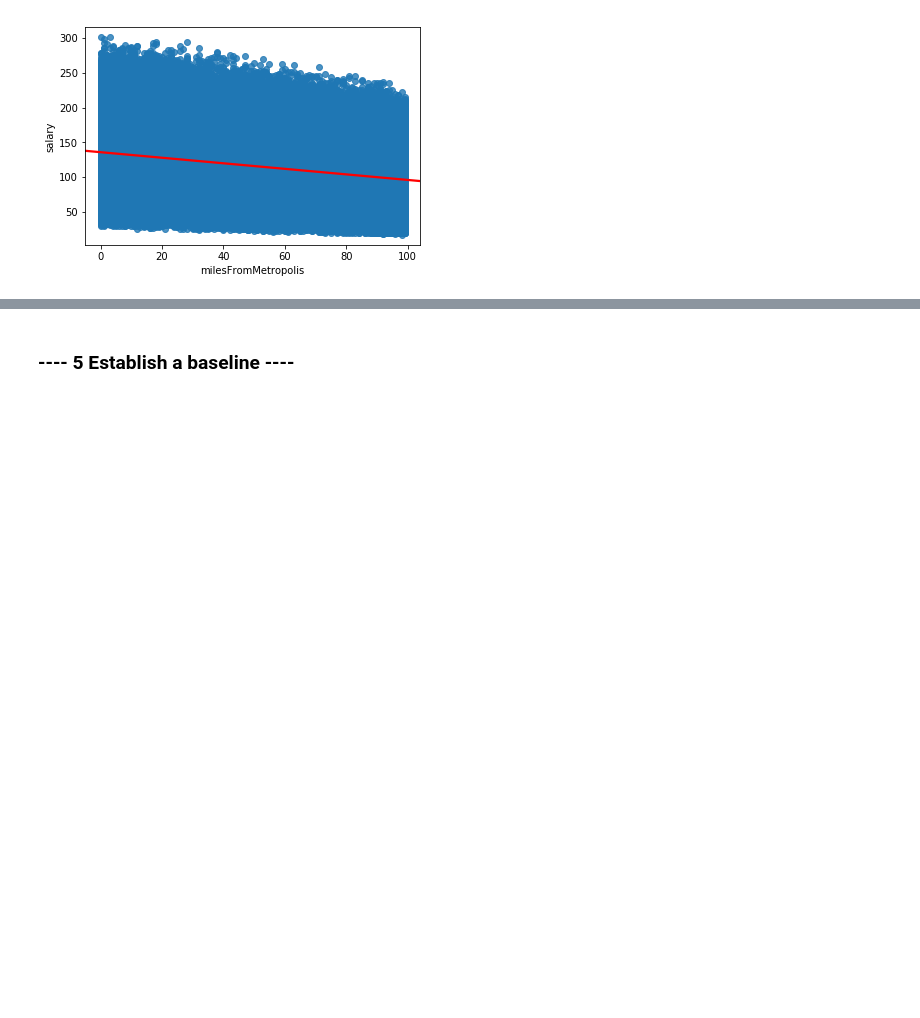
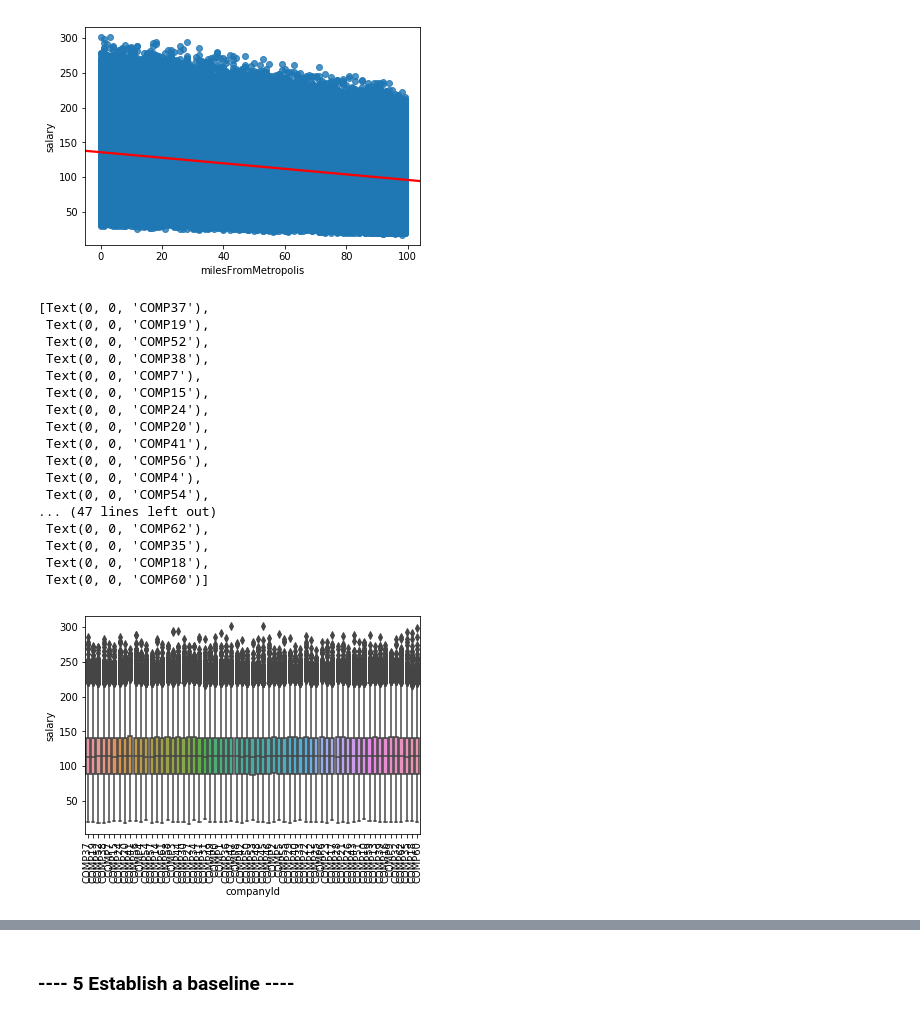
Before and after one commit to deejayrusso/Salary-Prediction-Portfolio, a Jupyter notebook: Salary Prediction Notebook.ipynb, the cells around one changed output, grey strips where cells are left out. Cells and saved outputs as stored; diff of their text form; code cells hidden in the pictures; blank space fills up the shorter version.

Commit message:
Boxplots for categorical data added

```diff
--- a/Salary Prediction Notebook.ipynb
+++ b/Salary Prediction Notebook.ipynb
@@ -287,0 +291,23 @@ sns.regplot(x = 'milesFromMetropolis', y = 'salary', data = train_data_merged, l
+# %%
+# View relationship between salary and company ID
+companySalary = sns.boxplot(x= 'companyId', y="salary", data=train_data_merged)
+companySalary.set_xticklabels(companySalary.get_xticklabels(), rotation=90)
+# %% [output]
+[Text(0, 0, 'COMP37'),
+ Text(0, 0, 'COMP19'),
+ Text(0, 0, 'COMP52'),
+ Text(0, 0, 'COMP38'),
+ Text(0, 0, 'COMP7'),
+ Text(0, 0, 'COMP15'),
+ Text(0, 0, 'COMP24'),
+ Text(0, 0, 'COMP20'),
+ Text(0, 0, 'COMP41'),
+ Text(0, 0, 'COMP56'),
+ Text(0, 0, 'COMP4'),
+ Text(0, 0, 'COMP54'),
+... (47 lines left out)
+ Text(0, 0, 'COMP62'),
+ Text(0, 0, 'COMP35'),
+ Text(0, 0, 'COMP18'),
+ Text(0, 0, 'COMP60')]
+[figure, added]
```
Also changed, not shown: parts of 5 cells of this notebook.
